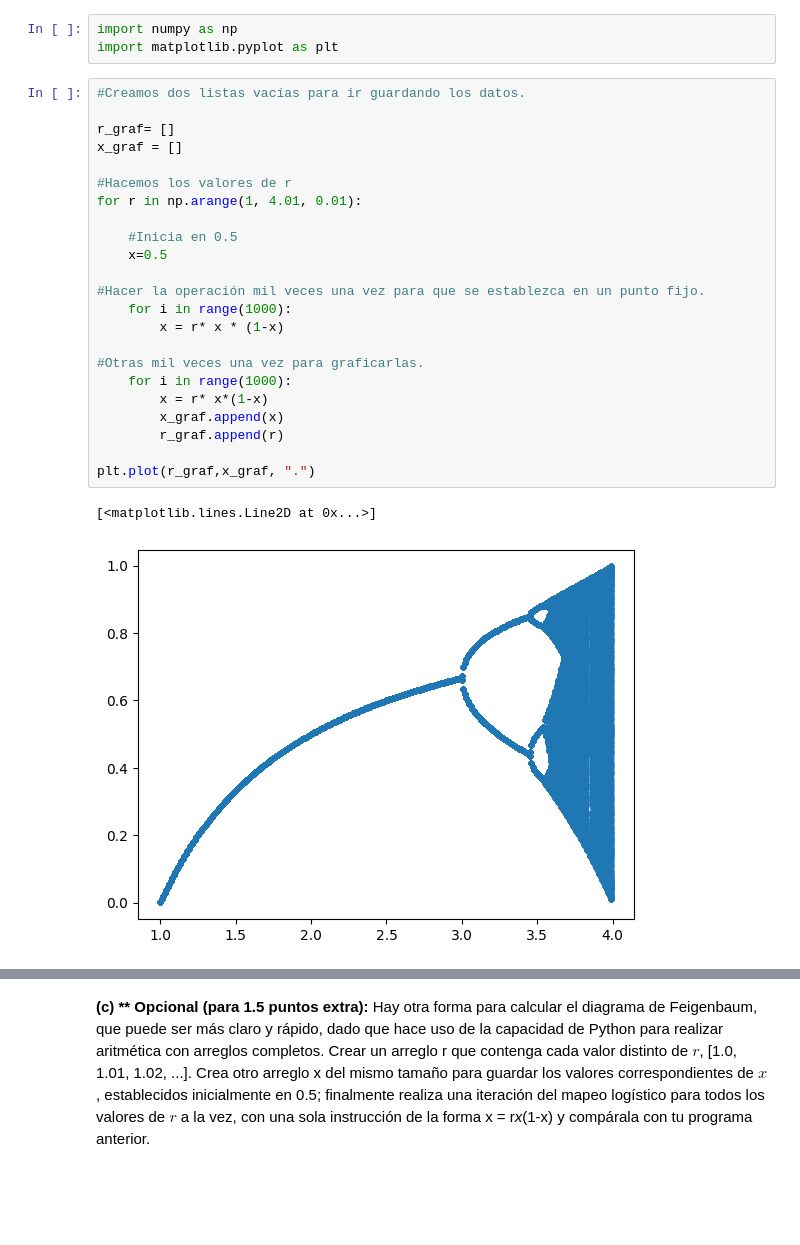
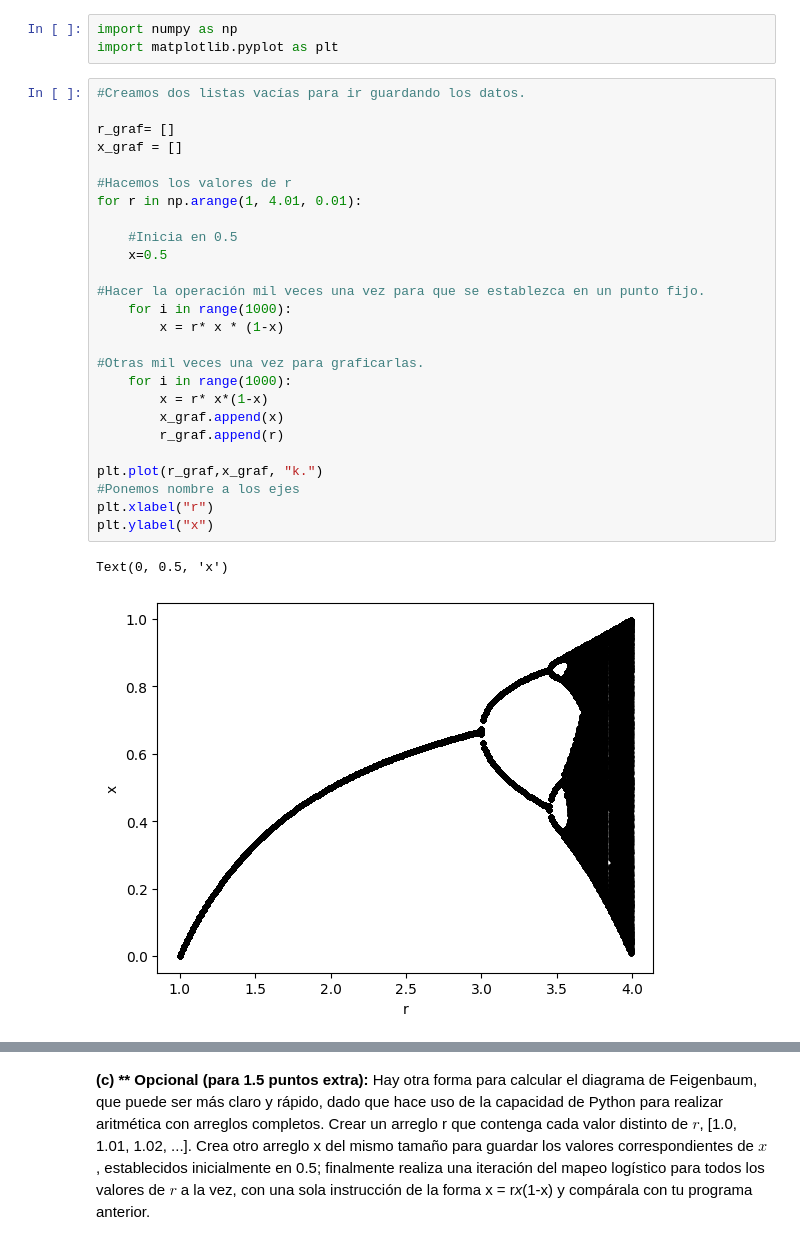
Before and after one commit to FrancoOlvera/Fisica_Comp, a Jupyter notebook: Tareas/Tarea 3/TareaPractica3.ipynb, the cells around one changed output, grey strips where cells are left out. Drawn from its saved outputs; the diff is of its cells as text; blank space fills up the shorter version.

```diff
--- a/Tareas/Tarea 3/TareaPractica3.ipynb
+++ b/Tareas/Tarea 3/TareaPractica3.ipynb
@@ -186,26 +186,29 @@ import matplotlib.pyplot as plt
 # %%
 #Creamos dos listas vacías para ir guardando los datos.
 
 r_graf= []
 x_graf = []
 
 #Hacemos los valores de r
 for r in np.arange(1, 4.01, 0.01):
 
     #Inicia en 0.5
     x=0.5
 
 #Hacer la operación mil veces una vez para que se establezca en un punto fijo.
     for i in range(1000):
         x = r* x * (1-x)
 
 #Otras mil veces una vez para graficarlas.
     for i in range(1000):
         x = r* x*(1-x)
         x_graf.append(x)
         r_graf.append(r)
 
-plt.plot(r_graf,x_graf, ".")
+plt.plot(r_graf,x_graf, "k.")
+#Ponemos nombre a los ejes
+plt.xlabel("r")
+plt.ylabel("x")
 # %% [output]
-[<matplotlib.lines.Line2D at 0x...>]
+Text(0, 0.5, 'x')
-[figure, old version]
+[figure, new version]
```
Also changed, not shown: parts of 7 cells of this notebook.
